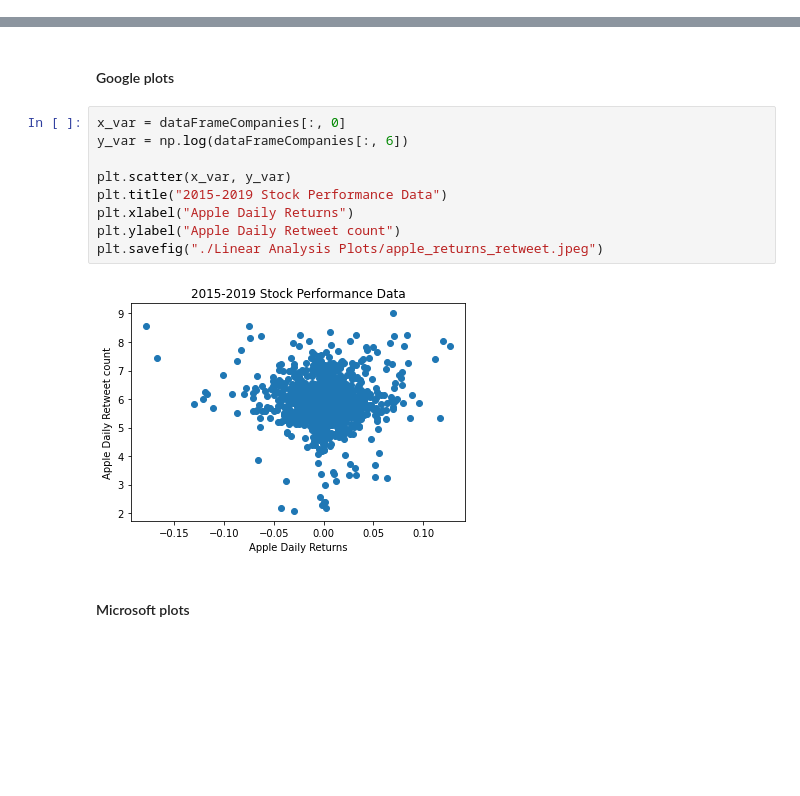
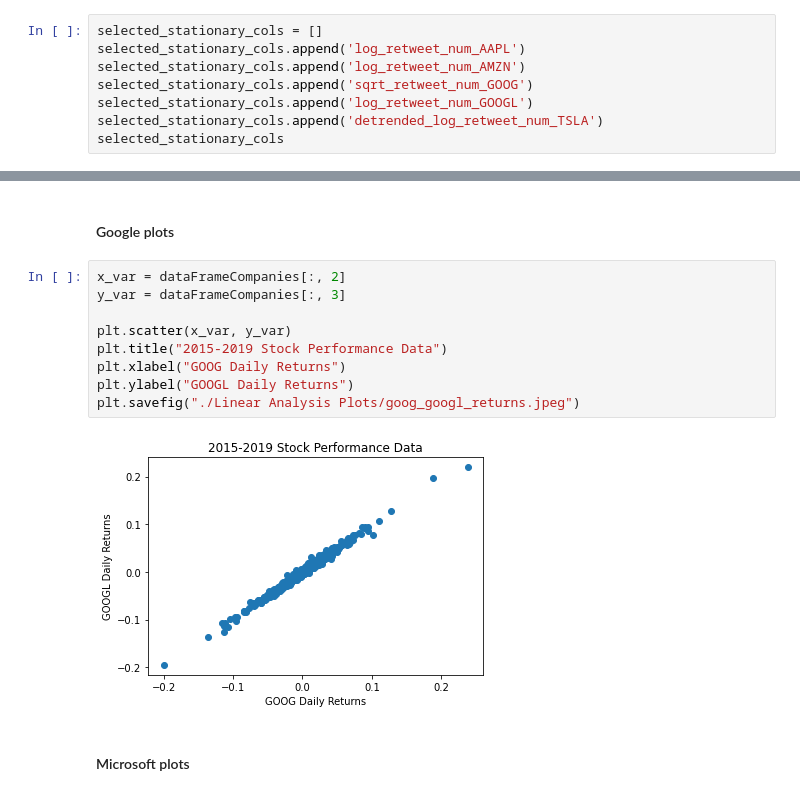
Before and after one commit to dssaenzml/ml703_timeSeriesCausalDiscovery, a Jupyter notebook: Pytrad/stocks_causal_discovery_pytrad.ipynb, the cells around one changed output, grey strips where cells are left out. Drawn from its saved outputs; the diff is of its cells as text; blank space fills up the shorter version.

```diff
--- a/Pytrad/stocks_causal_discovery_pytrad.ipynb
+++ b/Pytrad/stocks_causal_discovery_pytrad.ipynb
@@ -480,0 +490,8 @@ selected_stationary_cols
+# %%
+selected_stationary_cols = []
+selected_stationary_cols.append('log_retweet_num_AAPL')
+selected_stationary_cols.append('log_retweet_num_AMZN')
+selected_stationary_cols.append('sqrt_retweet_num_GOOG')
+selected_stationary_cols.append('log_retweet_num_GOOGL')
+selected_stationary_cols.append('detrended_log_retweet_num_TSLA')
+selected_stationary_cols
@@ -716,15 +762,15 @@ plt.savefig("./Linear Analysis Plots/apple_returns_retweet.jpeg")
 # %% [markdown]
 #### Google plots
 # %%
-x_var = dataFrameCompanies[:, 0]
-y_var = np.log(dataFrameCompanies[:, 6])
+x_var = dataFrameCompanies[:, 2]
+y_var = dataFrameCompanies[:, 3]
 
 plt.scatter(x_var, y_var)
 plt.title("2015-2019 Stock Performance Data")
-plt.xlabel("Apple Daily Returns")
-plt.ylabel("Apple Daily Retweet count")
-plt.savefig("./Linear Analysis Plots/apple_returns_retweet.jpeg")
+plt.xlabel("GOOG Daily Returns")
+plt.ylabel("GOOGL Daily Returns")
+plt.savefig("./Linear Analysis Plots/goog_googl_returns.jpeg")
 # %% [output]
-[figure, old version]
+[figure, new version]
 # %% [markdown]
 #### Microsoft plots
```
Also changed, not shown: parts of 20 cells of this notebook, 1 other file.
